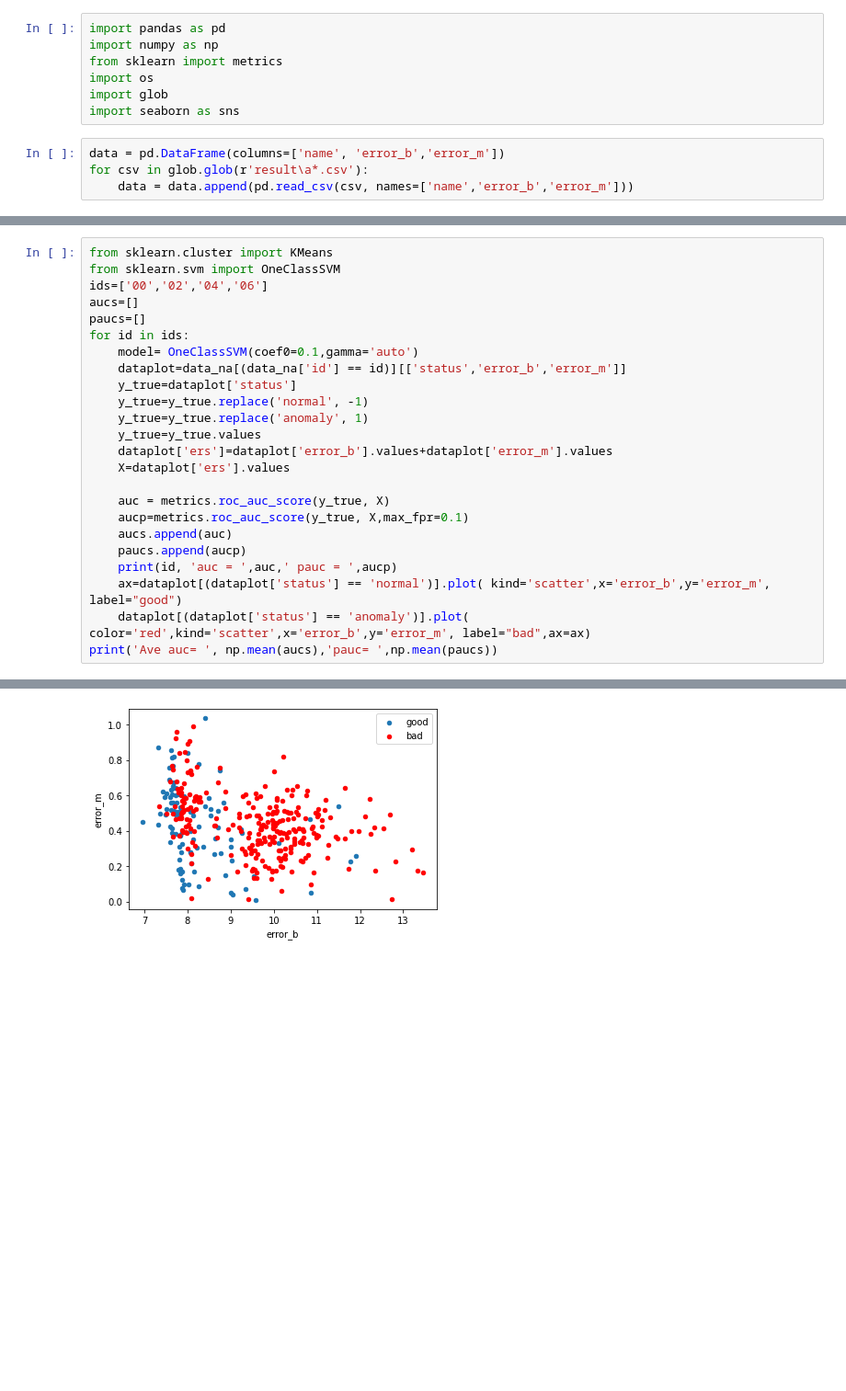
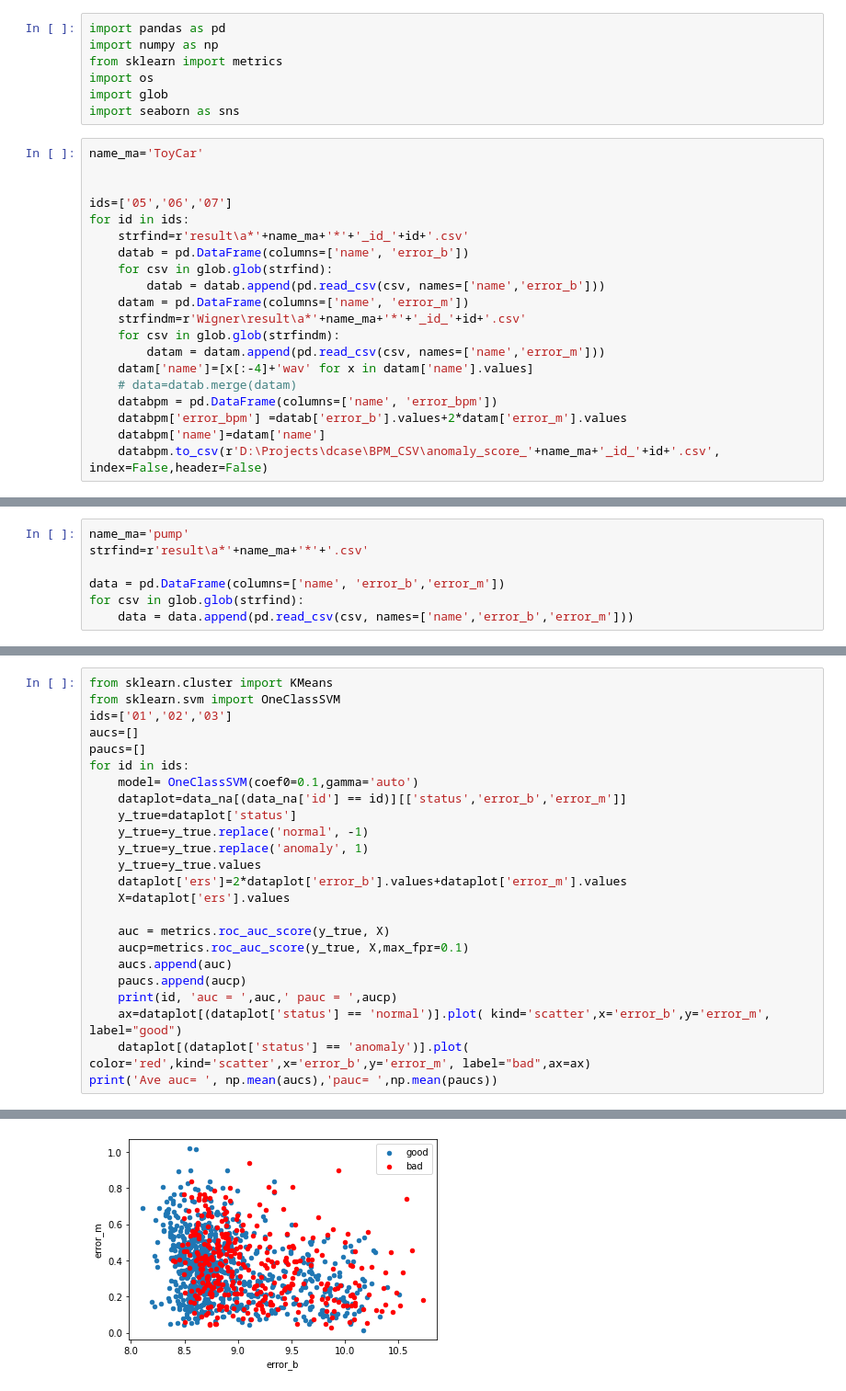
Before and after one commit to Chelovek760/dcase, a Jupyter notebook: metrics_M.ipynb, the cells around one changed output, grey strips where cells are left out. Shown: that part at 92% size. Drawn from its saved outputs; the diff is of its cells as text; blank space fills up the shorter version.

```diff
--- a/metrics_M.ipynb
+++ b/metrics_M.ipynb
@@ -5,7 +5,23 @@ from sklearn import metrics
 import os
 import glob
 import seaborn as sns
-# %%
-data = pd.DataFrame(columns=['name', 'error_b','error_m'])
-for csv in glob.glob(r'result\a*.csv'):
-    data = data.append(pd.read_csv(csv, names=['name','error_b','error_m']))
+# %%
+name_ma='ToyCar'
+
+
+ids=['05','06','07']
+for id in ids:
+    strfind=r'result\a*'+name_ma+'*'+'_id_'+id+'.csv'
+    datab = pd.DataFrame(columns=['name', 'error_b'])
+    for csv in glob.glob(strfind):
+        datab = datab.append(pd.read_csv(csv, names=['name','error_b']))
+    datam = pd.DataFrame(columns=['name', 'error_m'])
+    strfindm=r'Wigner\result\a*'+name_ma+'*'+'_id_'+id+'.csv'
+    for csv in glob.glob(strfindm):
+        datam = datam.append(pd.read_csv(csv, names=['name','error_m']))
+    datam['name']=[x[:-4]+'wav' for x in datam['name'].values]
+    # data=datab.merge(datam)
+    databpm = pd.DataFrame(columns=['name', 'error_bpm'])
+    databpm['error_bpm'] =datab['error_b'].values+2*datam['error_m'].values
+    databpm['name']=datam['name']
+    databpm.to_csv(r'D:\Projects\dcase\BPM_CSV\anomaly_score_'+name_ma+'_id_'+id+'.csv', index=False,header=False)
@@ -23,0 +67,7 @@ data.describe()
+# %%
+name_ma='pump'
+strfind=r'result\a*'+name_ma+'*'+'.csv'
+
+data = pd.DataFrame(columns=['name', 'error_b','error_m'])
+for csv in glob.glob(strfind):
+    data = data.append(pd.read_csv(csv, names=['name','error_b','error_m']))
@@ -51,7 +114,7 @@ print(data_na.head())
 # %%
 from sklearn.cluster import KMeans
 from sklearn.svm import OneClassSVM
-ids=['00','02','04','06']
+ids=['01','02','03']
 aucs=[]
 paucs=[]
 for id in ids:
@@ -61,7 +124,7 @@ for id in ids:
     y_true=y_true.replace('normal', -1)
     y_true=y_true.replace('anomaly', 1)
     y_true=y_true.values
-    dataplot['ers']=dataplot['error_b'].values+dataplot['error_m'].values
+    dataplot['ers']=2*dataplot['error_b'].values+dataplot['error_m'].values
     X=dataplot['ers'].values
 
     auc = metrics.roc_auc_score(y_true, X)
@@ -82 +144 @@ Ave auc=  0.907813670411985 pauc=  0.7280332150601223
-[figure, old version]
+[figure, new version]
```
Also changed, not shown: parts of 8 cells of this notebook, 54 other files.
